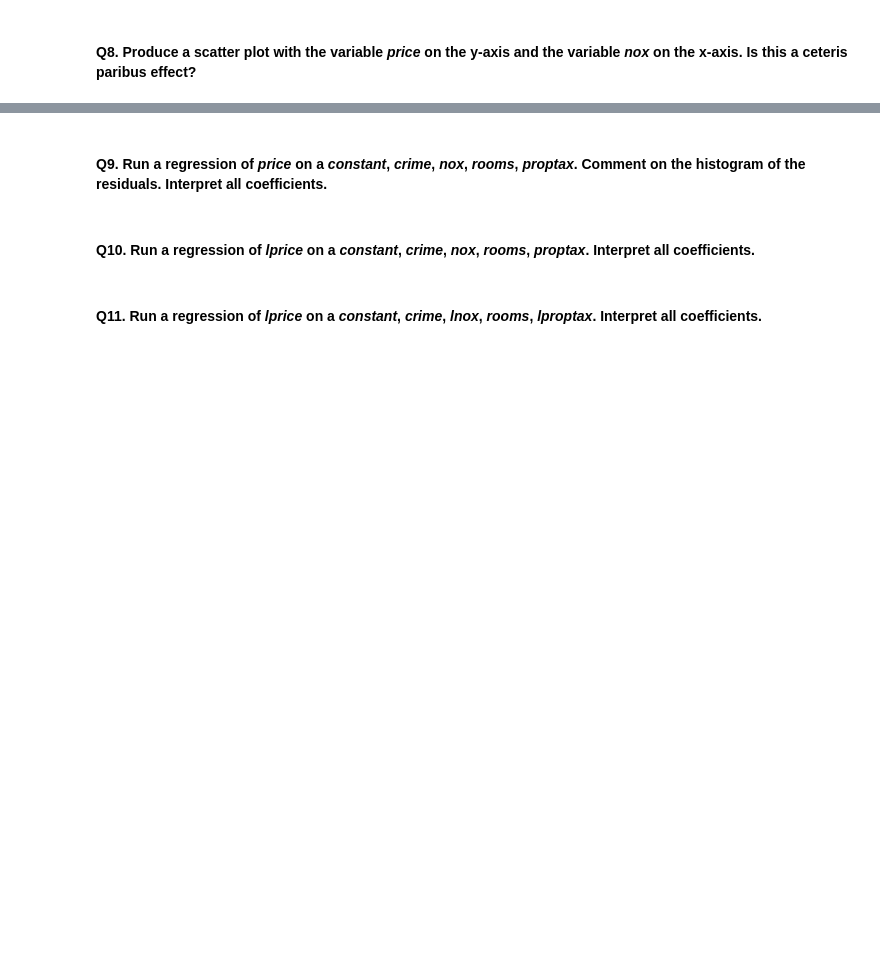
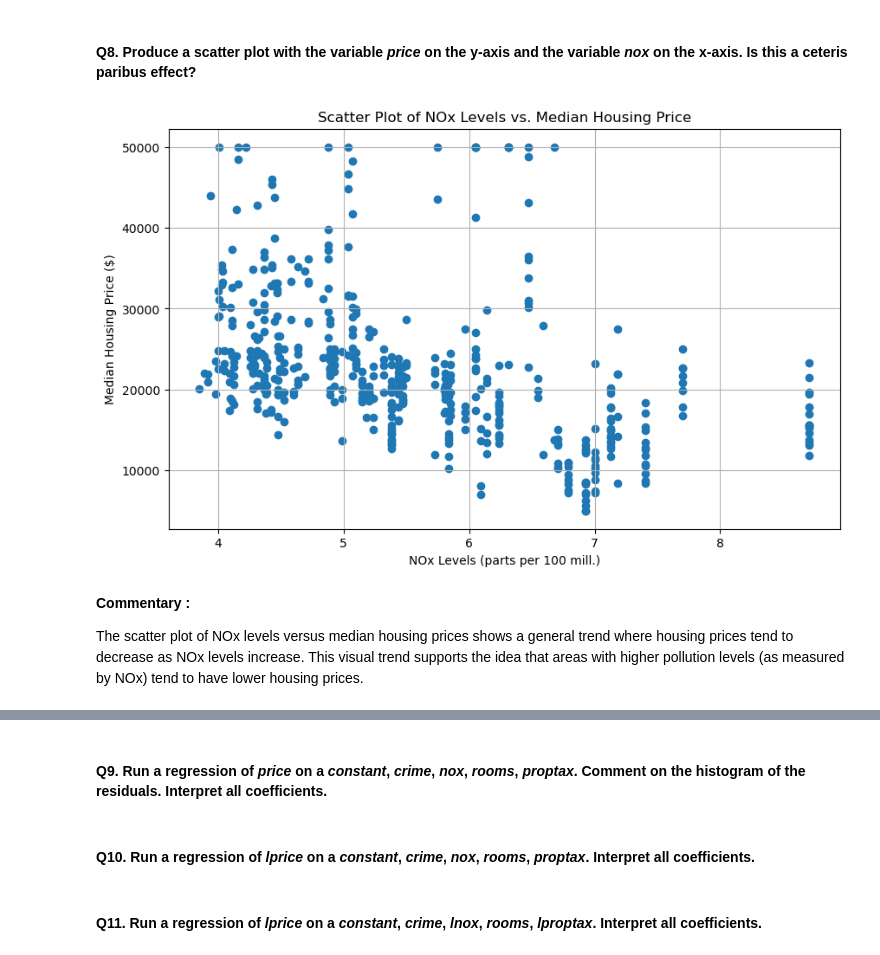
Before and after one commit to pralban/Econometrics, a Jupyter notebook: econometrics_notebook.ipynb, the cells around one changed output, grey strips where cells are left out. Drawn from its saved outputs; the diff is of its cells as text; code cells hidden in the pictures; blank space fills up the shorter version.

```diff
--- a/econometrics_notebook.ipynb
+++ b/econometrics_notebook.ipynb
@@ -27,2 +149,18 @@ This part uses the dataset HPRICE2.RAW described in HPRICE2.DES.
 # %% [markdown]
 #### Q6. Create three categories of nox levels (low, medium, high), corresponding to the following percentiles: 0-25%, 26%-74%, 75%-100%
+# %%
+# Calculate the percentiles for the 'nox' variable
+nox_sorted = df['nox'].sort_values()
+n = len(nox_sorted)
+index_25th = int(n * 0.25)
+index_75th = int(n * 0.75)
+
+# Get the values at the 25th and 75th percentiles
+value_25th = nox_sorted.iloc[index_25th]
+value_75th = nox_sorted.iloc[index_75th]
+
+# Create categories based on these percentiles
+df['nox_category'] = pd.cut(df['nox'], bins=[nox_sorted.min(), value_25th, value_75th, nox_sorted.max()], labels=['low', 'medium', 'high'], include_lowest=True)
+
+# Display the distribution of the new categories
+df['nox_level'].value_counts()
@@ -31,2 +188,17 @@ This part uses the dataset HPRICE2.RAW described in HPRICE2.DES.
 # %% [markdown]
 #### Q8. Produce a scatter plot with the variable <i>price</i> on the y-axis and the variable <i>nox</i> on the x-axis. Is this a ceteris paribus effect?
+# %%
+# Plotting the scatter plot of 'nox' vs 'price'
+plt.figure(figsize=(10, 6))
+plt.scatter(df['nox'], df['price'])
+plt.title('Scatter Plot of NOx Levels vs. Median Housing Price')
+plt.xlabel('NOx Levels (parts per 100 mill.)')
+plt.ylabel('Median Housing Price ($)')
+plt.grid(True)
+plt.show()
+# %% [output]
+[figure, added]
+# %% [markdown]
+<b> Commentary : </b>
+
+The scatter plot of NOx levels versus median housing prices shows a general trend where housing prices tend to decrease as NOx levels increase. This visual trend supports the idea that areas with higher pollution levels (as measured by NOx) tend to have lower housing prices.
```
Also changed, not shown: parts of 16 cells of this notebook.
